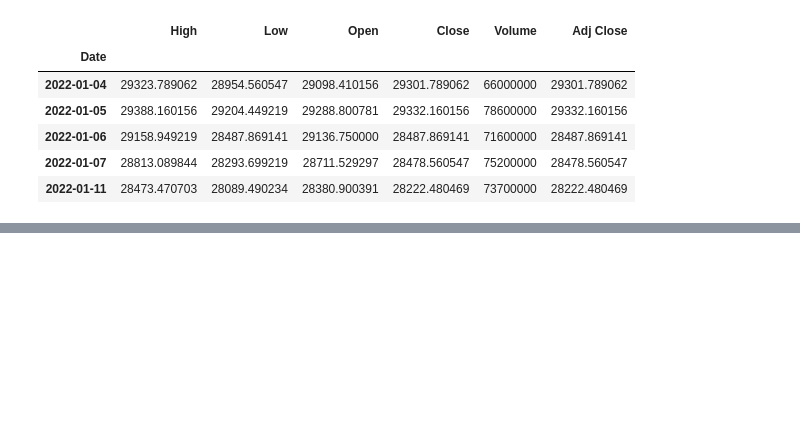
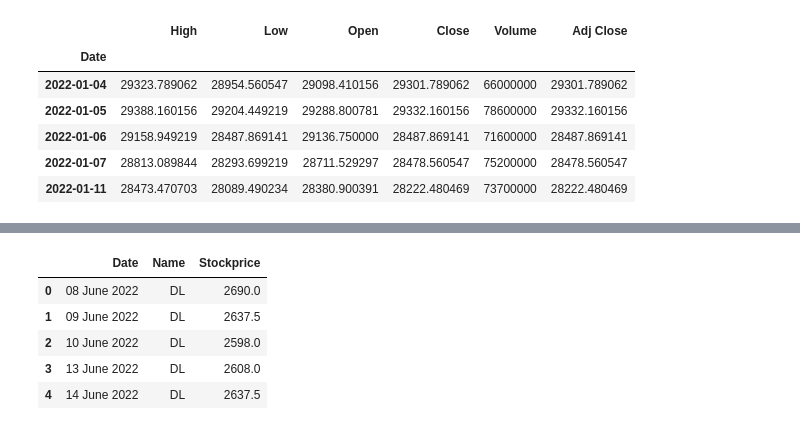
Before and after one commit to kentarokk/stock_visualization2, a Jupyter notebook: test.ipynb, the cells around one changed output, grey strips where cells are left out. Saved outputs shown, nothing was run; the diff lists cells and outputs as text; code cells hidden in the pictures; blank space fills up the shorter version.

```diff
--- a/test.ipynb
+++ b/test.ipynb
@@ -46,0 +77,9 @@ data.head()
+# %%
+df.head()
+# %% [output]
+|  | Date | Name | Stockprice |
+| 0 | 08 June 2022 | DL | 2690.0 |
+| 1 | 09 June 2022 | DL | 2637.5 |
+| 2 | 10 June 2022 | DL | 2598.0 |
+| 3 | 13 June 2022 | DL | 2608.0 |
+| 4 | 14 June 2022 | DL | 2637.5 |
```
Also changed, not shown: parts of 12 cells of this notebook, 1 other file.
